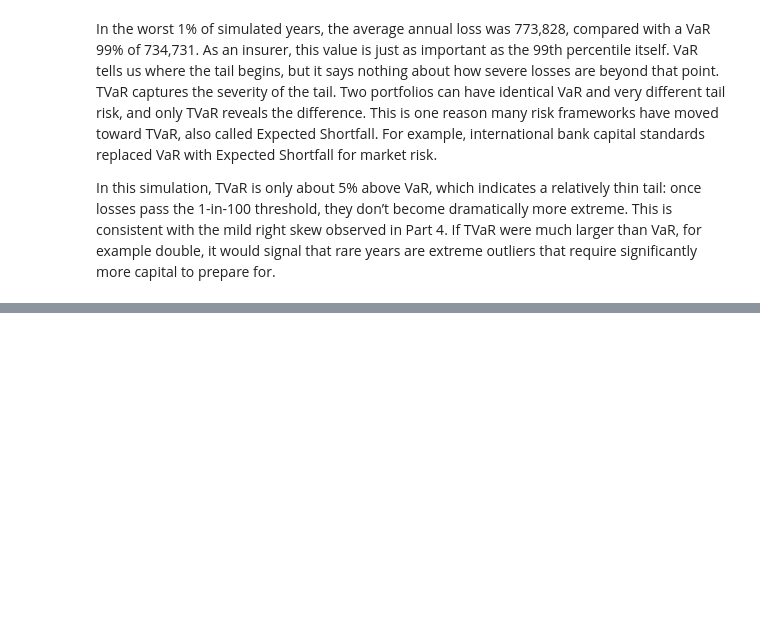
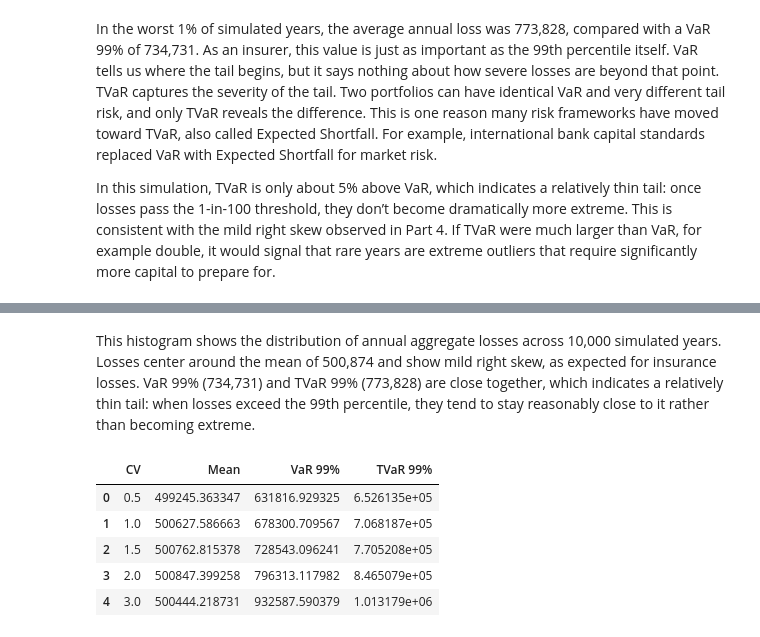
Before and after one commit to spencer-cannon/monte-carlo-aggregate-loss, a Jupyter notebook: Monte Carlo-3.ipynb, the cells around one changed output, grey strips where cells are left out. Saved outputs shown, nothing was run; the diff lists cells and outputs as text; code cells hidden in the pictures; blank space fills up the shorter version.

```diff
--- a/Monte Carlo-3.ipynb
+++ b/Monte Carlo-3.ipynb
@@ -149,0 +192,39 @@ Simulated std:    $90,148.68  (0.01% difference)
+# %% [markdown]
+This histogram shows the distribution of annual aggregate losses across 10,000 simulated years. Losses center around the mean of 500,874 and show mild right skew, as expected for insurance losses. VaR 99% (734,731) and TVaR 99% (773,828) are close together, which indicates a relatively thin tail: when losses exceed the 99th percentile, they tend to stay reasonably close to it rather than becoming extreme.
+# %%
+#Here we want to create a function that makes the simulation reproducable with different values. We use similar techniques as when I ran the si,ulation, but allow for changed inputs.
+def simulate_losses(lam, policies, mean_severity, cv, years, rng):
+    shape = 1 / cv**2
+    scale = mean_severity / shape
+
+    losses = []
+    for i in range(years):
+        n_claims = rng.poisson(lam * policies)
+        claim_amounts = rng.gamma(shape, scale, size=n_claims)
+        losses.append(claim_amounts.sum())
+
+    return np.array(losses)
+
+#Next we feed the different values that we want to see into the function
+cv_values = [0.5, 1.0, 1.5, 2.0, 3.0]
+results = []
+
+#loop through each cv value, and store results in a data frame,
+for cv in cv_values:
+    losses = simulate_losses(lam, policies, mean_severity, cv, years, rng)
+    var_99_cv = np.percentile(losses, 99)
+    tvar_99_cv = losses[losses >= var_99_cv].mean()
+    results.append({'CV': cv,
+                    'Mean': losses.mean(),
+                    'VaR 99%': var_99_cv,
+                    'TVaR 99%': tvar_99_cv})
+
+sensitivity = pd.DataFrame(results)
+sensitivity
+# %% [output]
+|  | CV | Mean | VaR 99% | TVaR 99% |
+| 0 | 0.5 | 499245.363347 | 631816.929325 | 6.526135e+05 |
+| 1 | 1.0 | 500627.586663 | 678300.709567 | 7.068187e+05 |
+| 2 | 1.5 | 500762.815378 | 728543.096241 | 7.705208e+05 |
+| 3 | 2.0 | 500847.399258 | 796313.117982 | 8.465079e+05 |
+| 4 | 3.0 | 500444.218731 | 932587.590379 | 1.013179e+06 |
```
Also changed, not shown: parts of 8 cells of this notebook.
